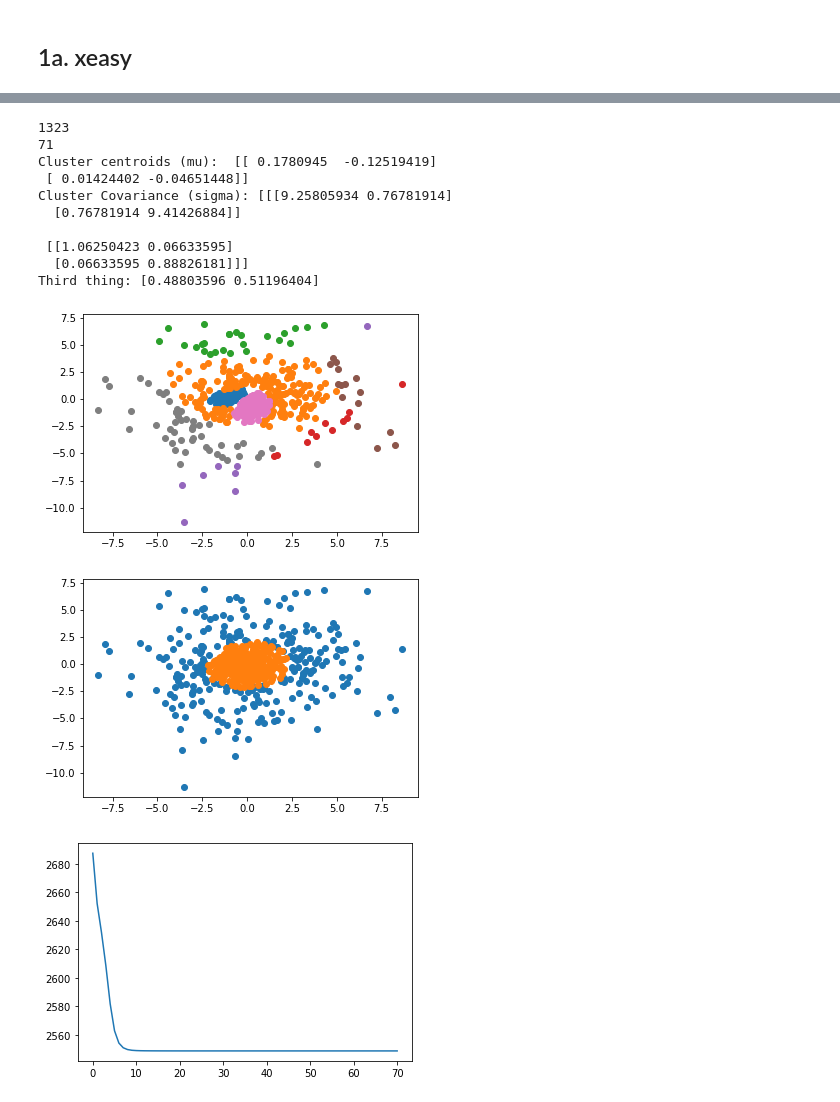
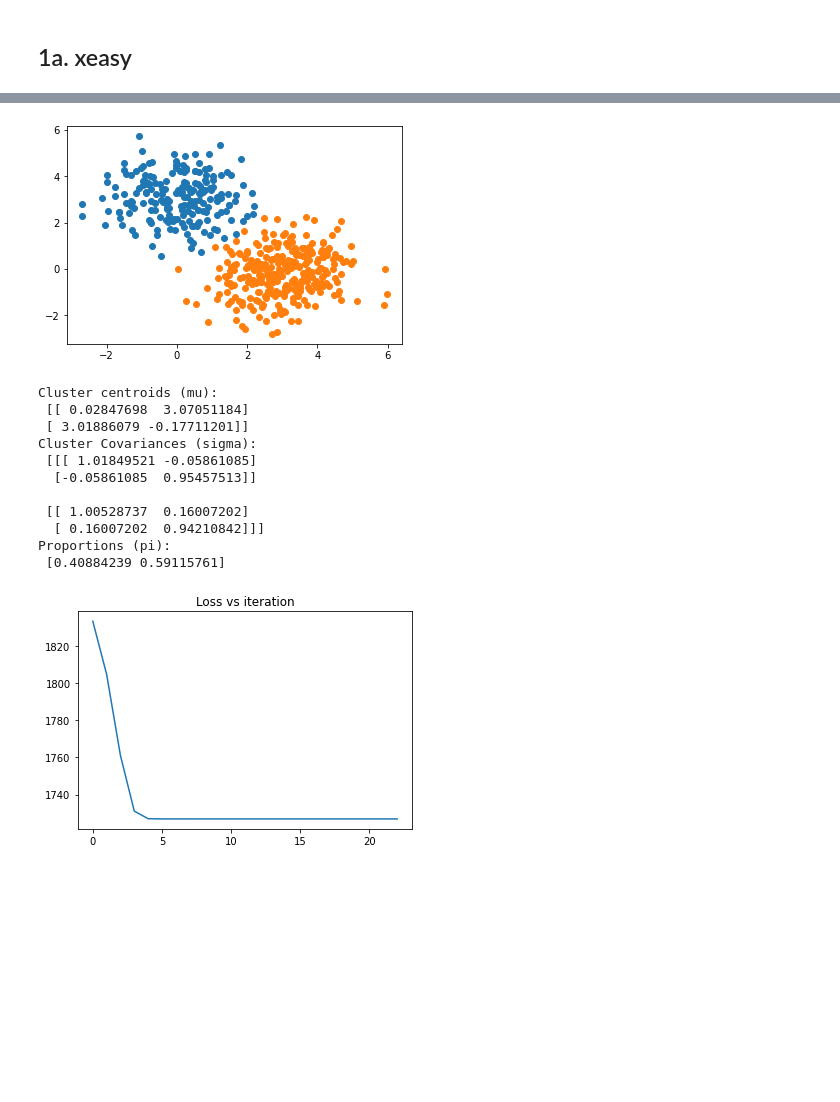
Before and after one commit to Kosaro/MachineLearningAssignments, a Jupyter notebook: EM.ipynb, the cells around one changed output, grey strips where cells are left out. Drawn from its saved outputs; the diff is of its cells as text; code cells hidden in the pictures; blank space fills up the shorter version.

```diff
--- a/EM.ipynb
+++ b/EM.ipynb
@@ -175,17 +132,16 @@ Third thing: [0.65274165 0.34725835]
-# %%
-#print_EM(get_x2())
-proven_EM(get_x2())
-# %% [output]
-1323
-71
-Cluster centroids (mu):  [[ 0.1780945  -0.12519419]
- [ 0.01424402 -0.04651448]]
-Cluster Covariance (sigma): [[[9.25805934 0.76781914]
-  [0.76781914 9.41426884]]
-
- [[1.06250423 0.06633595]
-  [0.06633595 0.88826181]]]
-Third thing: [0.48803596 0.51196404]
-[figure, removed]
-[figure, removed]
-[figure, removed]
+# %%
+print_EM(get_xeasy())
+# %% [output]
+[figure, added]
+Cluster centroids (mu):
+ [[ 0.02847698  3.07051184]
+ [ 3.01886079 -0.17711201]]
+Cluster Covariances (sigma):
+ [[[ 1.01849521 -0.05861085]
+  [-0.05861085  0.95457513]]
+
+ [[ 1.00528737  0.16007202]
+  [ 0.16007202  0.94210842]]]
+Proportions (pi):
+ [0.40884239 0.59115761]
+[figure, added]
```
Also changed, not shown: parts of 14 cells of this notebook.
